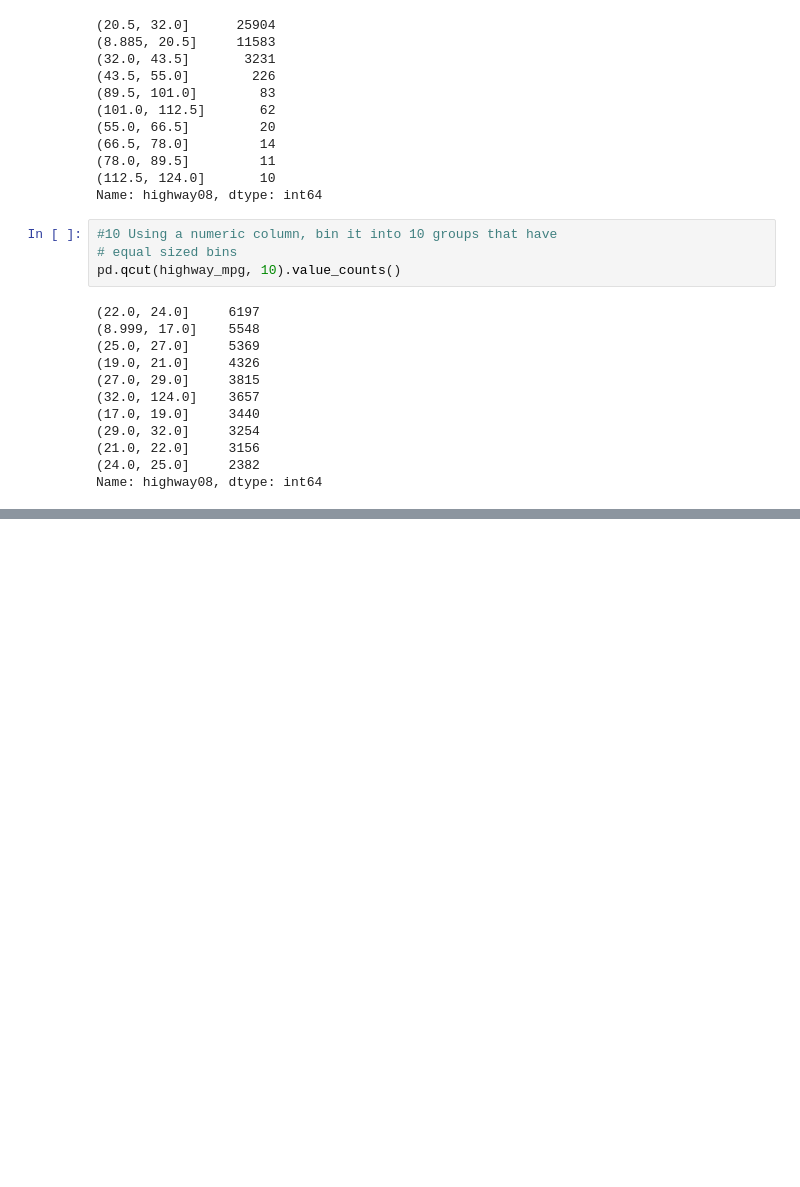
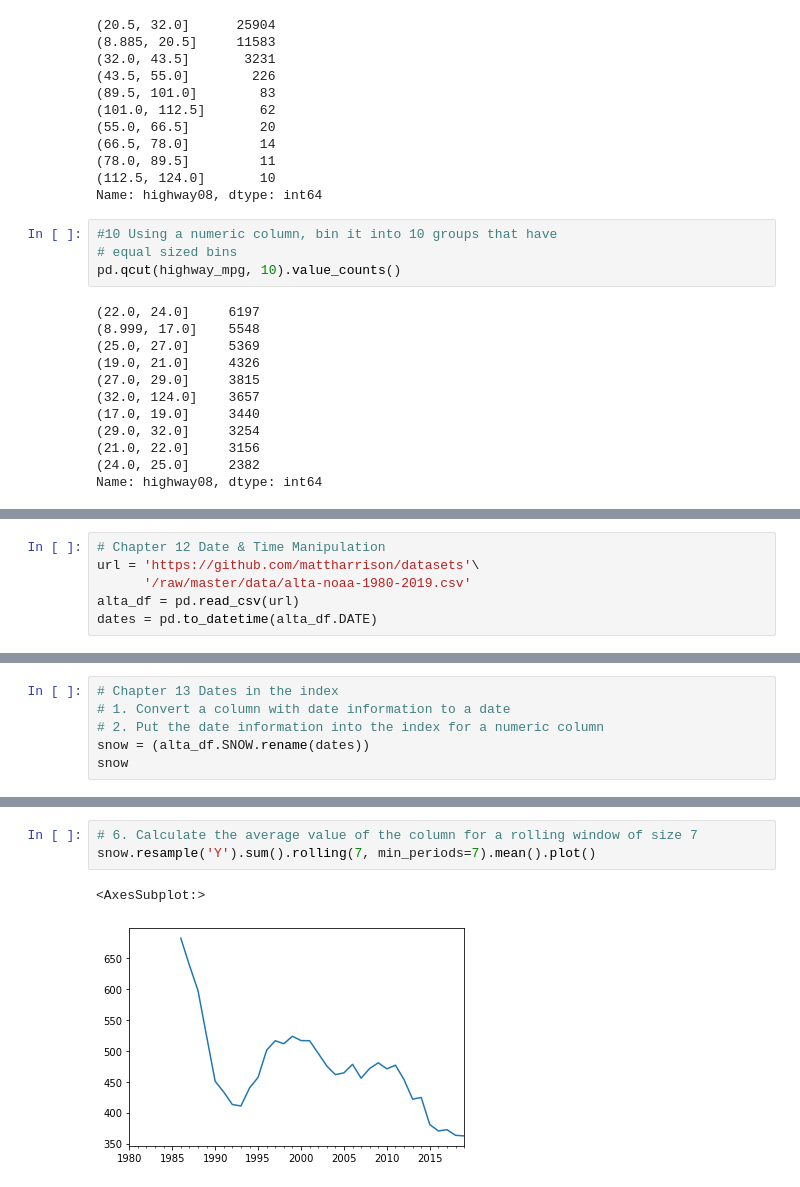
Before and after one commit to jporman/general, a Jupyter notebook: effective_pandas.ipynb, the cells around one changed output, grey strips where cells are left out. Drawn from its saved outputs; the diff is of its cells as text; blank space fills up the shorter version.

Commit message:
Through chapter 21

```diff
--- a/effective_pandas.ipynb
+++ b/effective_pandas.ipynb
@@ -260,0 +480,6 @@ Name: highway08, dtype: int64
+# %%
+# Chapter 12 Date & Time Manipulation
+url = 'https://github.com/mattharrison/datasets'\
+      '/raw/master/data/alta-noaa-1980-2019.csv'
+alta_df = pd.read_csv(url)
+dates = pd.to_datetime(alta_df.DATE)
@@ -260,0 +555,6 @@ Name: highway08, dtype: int64
+# %%
+# Chapter 13 Dates in the index
+# 1. Convert a column with date information to a date
+# 2. Put the date information into the index for a numeric column
+snow = (alta_df.SNOW.rename(dates))
+snow
@@ -260,0 +623,6 @@ Name: highway08, dtype: int64
+# %%
+# 6. Calculate the average value of the column for a rolling window of size 7
+snow.resample('Y').sum().rolling(7, min_periods=7).mean().plot()
+# %% [output]
+<AxesSubplot:>
+[figure, added]
```
Also changed, not shown: parts of 56 cells of this notebook.
